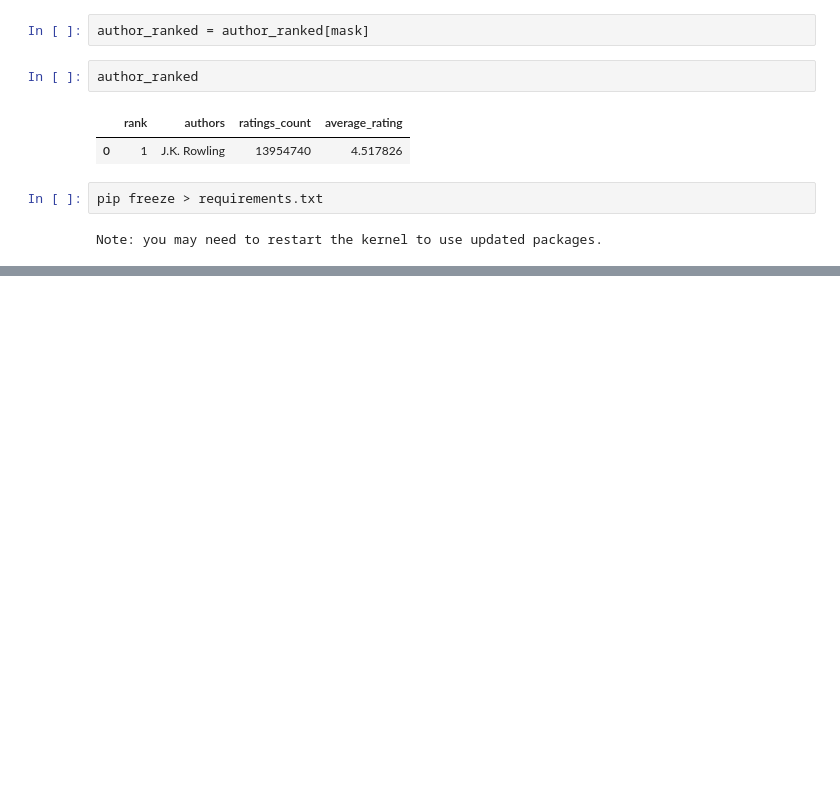
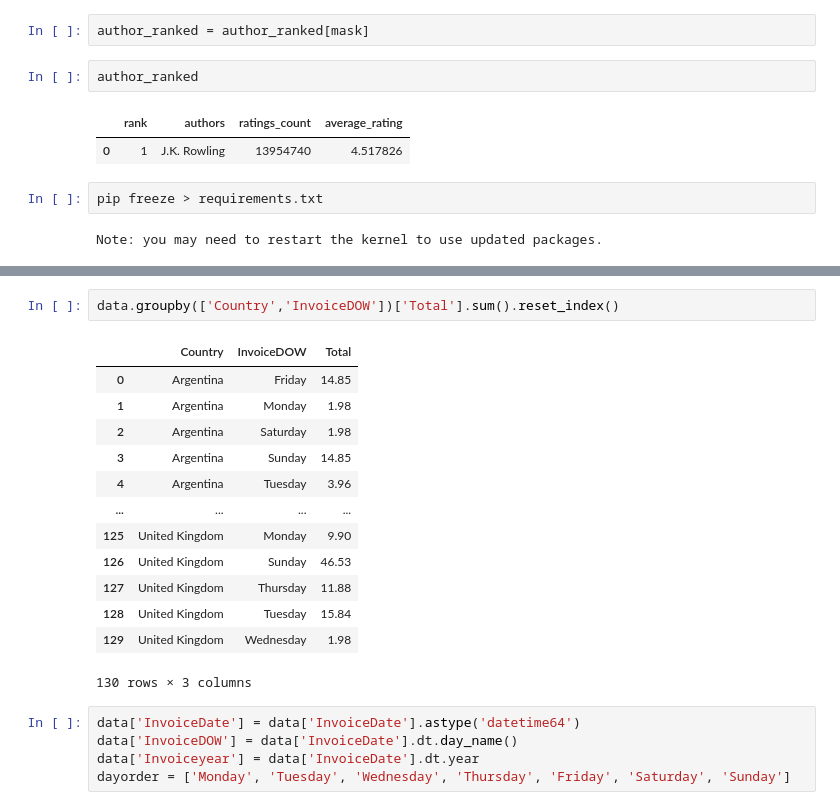
Before and after one commit to Adityawicaks/capstoneapi, a Jupyter notebook: APICapstone_Aditya W.ipynb, the cells around one changed output, grey strips where cells are left out. Cells and saved outputs as stored; diff of their text form; blank space fills up the shorter version.

```diff
--- a/APICapstone_Aditya W.ipynb
+++ b/APICapstone_Aditya W.ipynb
@@ -211,0 +237,21 @@ Note: you may need to restart the kernel to use updated packages.
+# %%
+data.groupby(['Country','InvoiceDOW'])['Total'].sum().reset_index()
+# %% [output]
+|  | Country | InvoiceDOW | Total |
+| 0 | Argentina | Friday | 14.85 |
+| 1 | Argentina | Monday | 1.98 |
+| 2 | Argentina | Saturday | 1.98 |
+| 3 | Argentina | Sunday | 14.85 |
+| 4 | Argentina | Tuesday | 3.96 |
+| ... | ... | ... | ... |
+| 125 | United Kingdom | Monday | 9.90 |
+| 126 | United Kingdom | Sunday | 46.53 |
+| 127 | United Kingdom | Thursday | 11.88 |
+| 128 | United Kingdom | Tuesday | 15.84 |
+| 129 | United Kingdom | Wednesday | 1.98 |
+130 rows × 3 columns
+# %%
+data['InvoiceDate'] = data['InvoiceDate'].astype('datetime64')
+data['InvoiceDOW'] = data['InvoiceDate'].dt.day_name()
+data['Invoiceyear'] = data['InvoiceDate'].dt.year
+dayorder = ['Monday', 'Tuesday', 'Wednesday', 'Thursday', 'Friday', 'Saturday', 'Sunday']
```
Also changed, not shown: parts of 6 cells of this notebook, 1 other file.
